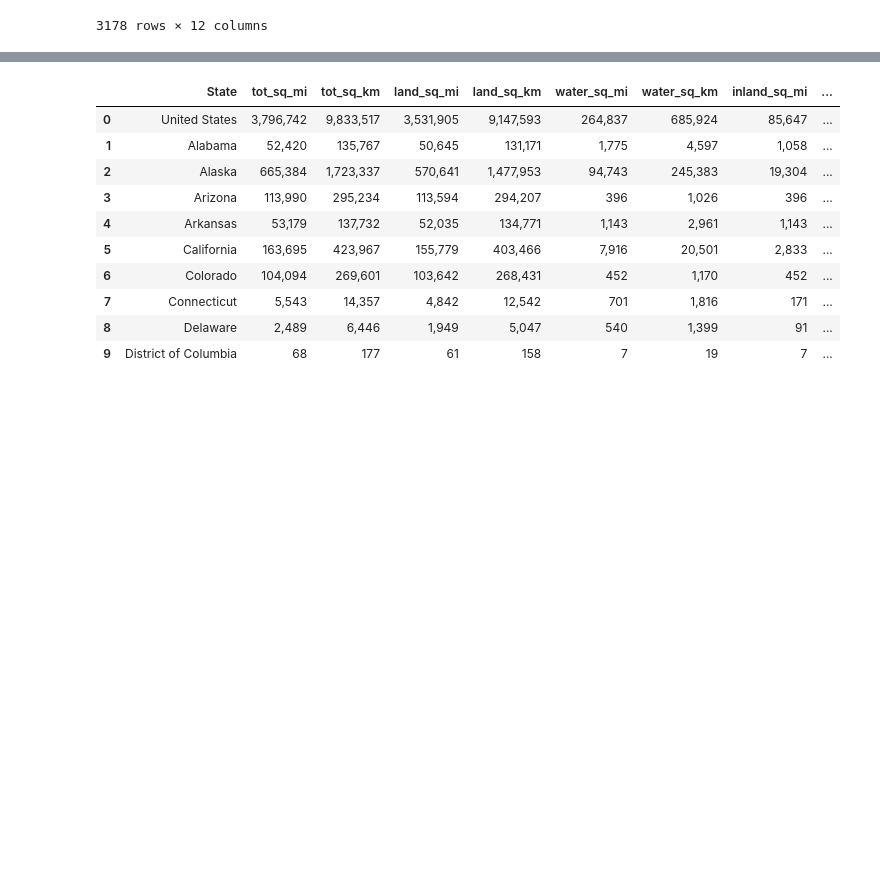
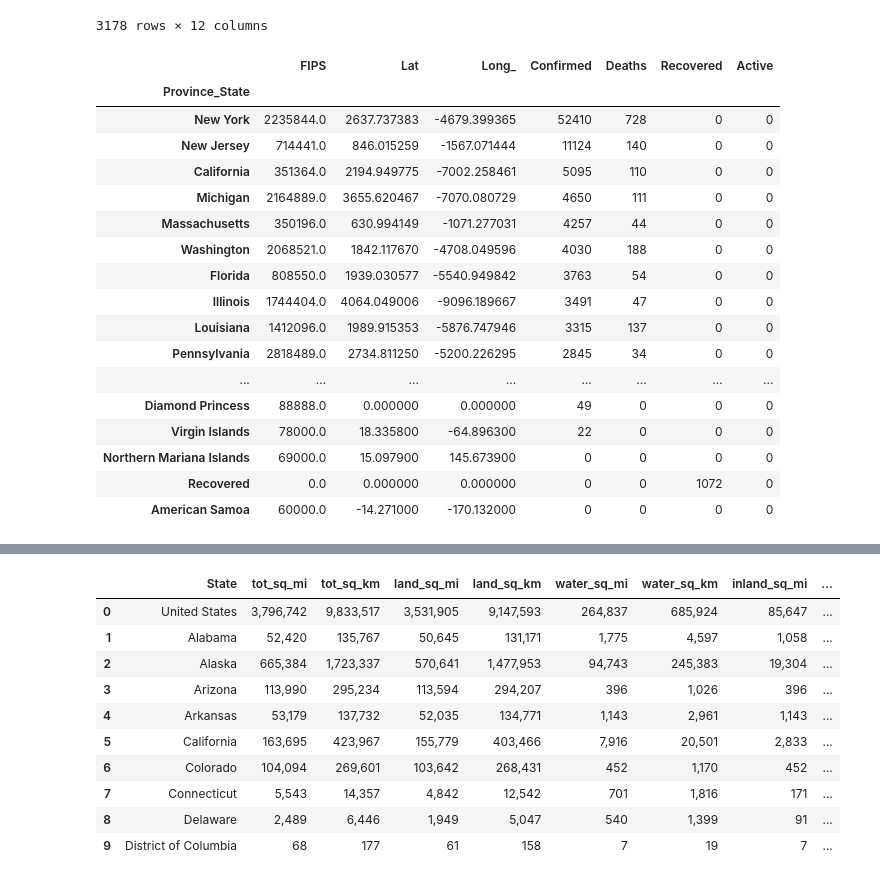
Before and after one commit to fm75/DS, a Jupyter notebook: covid-19-3-28.ipynb, the cells around one changed output, grey strips where cells are left out. Drawn from its saved outputs; the diff is of its cells as text; code cells hidden in the pictures; blank space fills up the shorter version.

Commit message:
state summary

```diff
--- a/covid-19-3-28.ipynb
+++ b/covid-19-3-28.ipynb
@@ -29,3 +29,24 @@ df[df.Country_Region=='US'].sort_values(by='Province_State')
 | NaN | 56003.0 | Big Horn | Wyoming | US | 2020-03-28 23:05:37 | 44.524051 | -107.996037 | 0 | 0 | ... |
 | NaN | 56045.0 | Weston | Wyoming | US | 2020-03-28 23:05:37 | 43.839612 | -104.567488 | 0 | 0 | ... |
 3178 rows × 12 columns
+# %%
+df[df.Country_Region=='US'].groupby(by='Province_State').sum().sort_values(by='Confirmed', ascending=False)
+# %% [output]
+|  | FIPS | Lat | Long_ | Confirmed | Deaths | Recovered | Active |
+| Province_State |  |  |  |  |  |  |  |
+| New York | 2235844.0 | 2637.737383 | -4679.399365 | 52410 | 728 | 0 | 0 |
+| New Jersey | 714441.0 | 846.015259 | -1567.071444 | 11124 | 140 | 0 | 0 |
+| California | 351364.0 | 2194.949775 | -7002.258461 | 5095 | 110 | 0 | 0 |
+| Michigan | 2164889.0 | 3655.620467 | -7070.080729 | 4650 | 111 | 0 | 0 |
+| Massachusetts | 350196.0 | 630.994149 | -1071.277031 | 4257 | 44 | 0 | 0 |
+| Washington | 2068521.0 | 1842.117670 | -4708.049596 | 4030 | 188 | 0 | 0 |
+| Florida | 808550.0 | 1939.030577 | -5540.949842 | 3763 | 54 | 0 | 0 |
+| Illinois | 1744404.0 | 4064.049006 | -9096.189667 | 3491 | 47 | 0 | 0 |
+| Louisiana | 1412096.0 | 1989.915353 | -5876.747946 | 3315 | 137 | 0 | 0 |
+| Pennsylvania | 2818489.0 | 2734.811250 | -5200.226295 | 2845 | 34 | 0 | 0 |
+| ... | ... | ... | ... | ... | ... | ... | ... |
+| Diamond Princess | 88888.0 | 0.000000 | 0.000000 | 49 | 0 | 0 | 0 |
+| Virgin Islands | 78000.0 | 18.335800 | -64.896300 | 22 | 0 | 0 | 0 |
+| Northern Mariana Islands | 69000.0 | 15.097900 | 145.673900 | 0 | 0 | 0 | 0 |
+| Recovered | 0.0 | 0.000000 | 0.000000 | 0 | 0 | 1072 | 0 |
+| American Samoa | 60000.0 | -14.271000 | -170.132000 | 0 | 0 | 0 | 0 |
```
Also changed, not shown: parts of 1 cell of this notebook.
